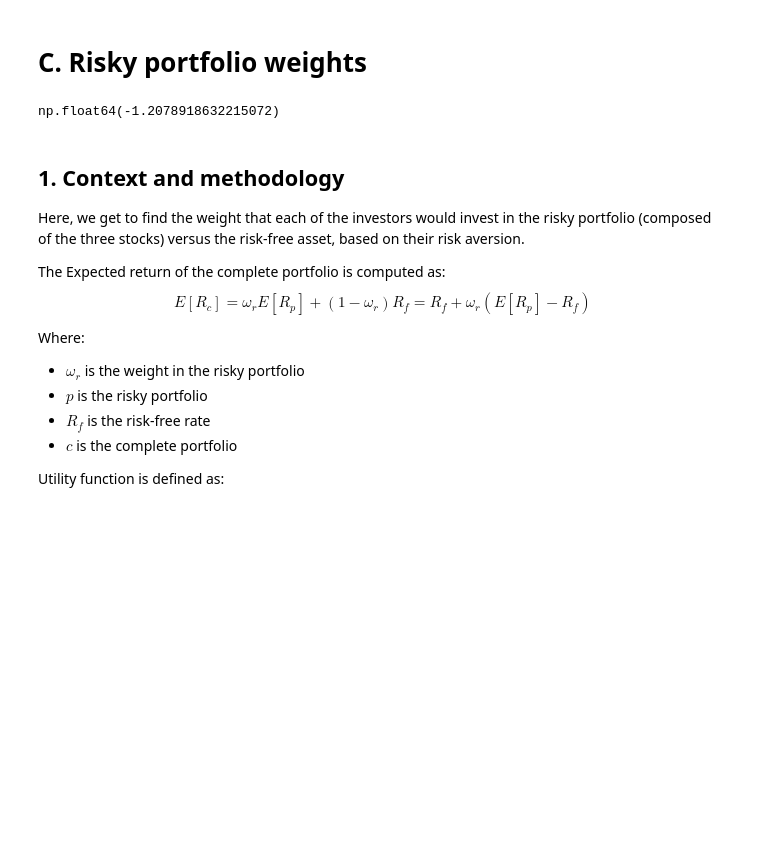
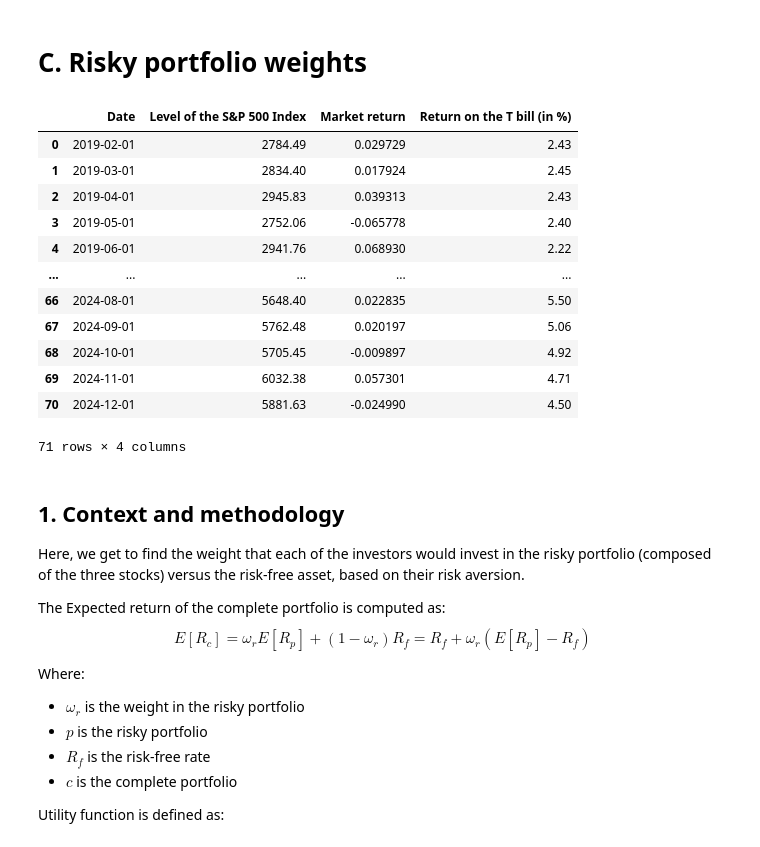
Before and after one commit to rodologie/Investment_Portfolio_Management, a Jupyter notebook: PBset/main.ipynb, the cells around one changed output. Cells and saved outputs as stored; diff of their text form; code cells hidden in the pictures; blank space fills up the shorter version.

```diff
--- a/PBset/main.ipynb
+++ b/PBset/main.ipynb
@@ -406,10 +387,24 @@ df_sharpe
 # %% [markdown]
 # C. Risky portfolio weights
 # %%
-mkt_index["Return"] = mkt_index["Level of the S&P 500 Index"].pct_change()*100
+# mkt_index["Market return"] = mkt_index["Level of the S&P 500 Index"].pct_change()*100
 df_info = mkt_index.merge(rf_rate, on="Date")
+df_info["Date"] = pd.to_datetime(df_info["Date"], format="%Y-%m", errors='coerce')
+df_info
 # %% [output]
+|  | Date | Level of the S&P 500 Index | Market return | Return on the T bill (in %) |
+| 0 | 2019-02-01 | 2784.49 | 0.029729 | 2.43 |
+| 1 | 2019-03-01 | 2834.40 | 0.017924 | 2.45 |
+| 2 | 2019-04-01 | 2945.83 | 0.039313 | 2.43 |
+| 3 | 2019-05-01 | 2752.06 | -0.065778 | 2.40 |
+| 4 | 2019-06-01 | 2941.76 | 0.068930 | 2.22 |
+| ... | ... | ... | ... | ... |
+| 66 | 2024-08-01 | 5648.40 | 0.022835 | 5.50 |
+| 67 | 2024-09-01 | 5762.48 | 0.020197 | 5.06 |
+| 68 | 2024-10-01 | 5705.45 | -0.009897 | 4.92 |
+| 69 | 2024-11-01 | 6032.38 | 0.057301 | 4.71 |
+| 70 | 2024-12-01 | 5881.63 | -0.024990 | 4.50 |
-np.float64(-1.2078918632215072)
+71 rows × 4 columns
 # %% [markdown]
 ## 1. Context and methodology
 
```
Also changed, not shown: parts of 16 cells of this notebook.
